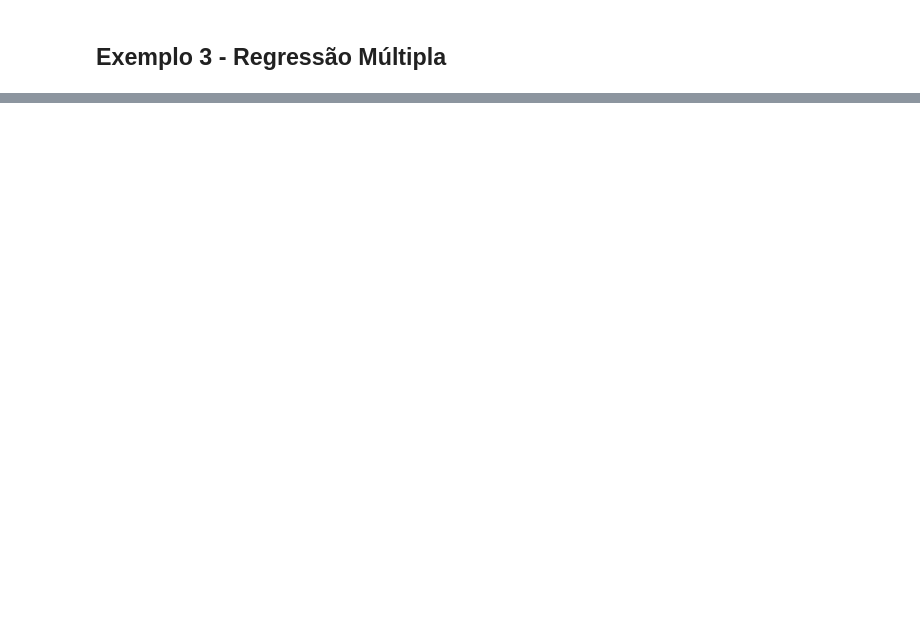
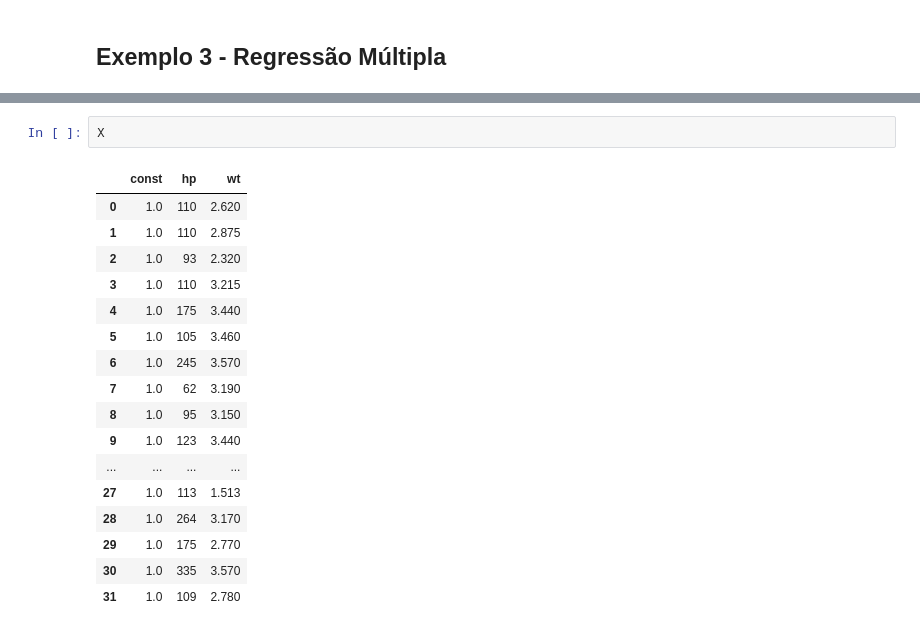
Before and after one commit to AILAB-CEFET-RJ/gcc1625, a Jupyter notebook: notebooks/11_reglin.ipynb, the cells around one changed output, grey strips where cells are left out. Cells and saved outputs as stored; diff of their text form; blank space fills up the shorter version.

```diff
--- a/notebooks/11_reglin.ipynb
+++ b/notebooks/11_reglin.ipynb
@@ -764,3 +773,23 @@ Notes:
+# %%
+X
+# %% [output]
+|  | const | hp | wt |
+| 0 | 1.0 | 110 | 2.620 |
+| 1 | 1.0 | 110 | 2.875 |
+| 2 | 1.0 | 93 | 2.320 |
+| 3 | 1.0 | 110 | 3.215 |
+| 4 | 1.0 | 175 | 3.440 |
+| 5 | 1.0 | 105 | 3.460 |
+| 6 | 1.0 | 245 | 3.570 |
+| 7 | 1.0 | 62 | 3.190 |
+| 8 | 1.0 | 95 | 3.150 |
+| 9 | 1.0 | 123 | 3.440 |
+| ... | ... | ... | ... |
+| 27 | 1.0 | 113 | 1.513 |
+| 28 | 1.0 | 264 | 3.170 |
+| 29 | 1.0 | 175 | 2.770 |
+| 30 | 1.0 | 335 | 3.570 |
+| 31 | 1.0 | 109 | 2.780 |
 # %%
 import pandas as pd
 import statsmodels.api as sm
```
Also changed, not shown: parts of 12 cells of this notebook.
